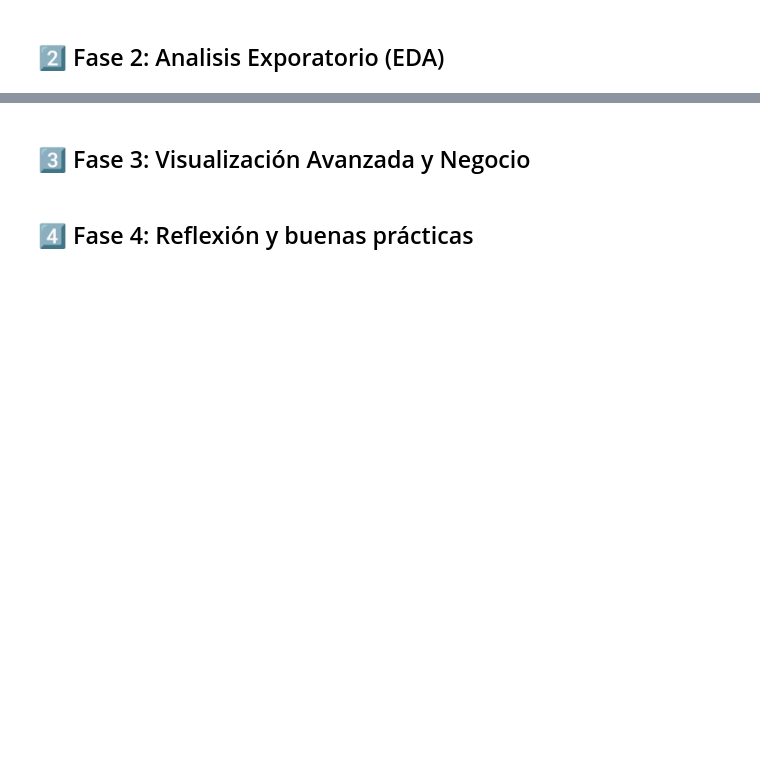
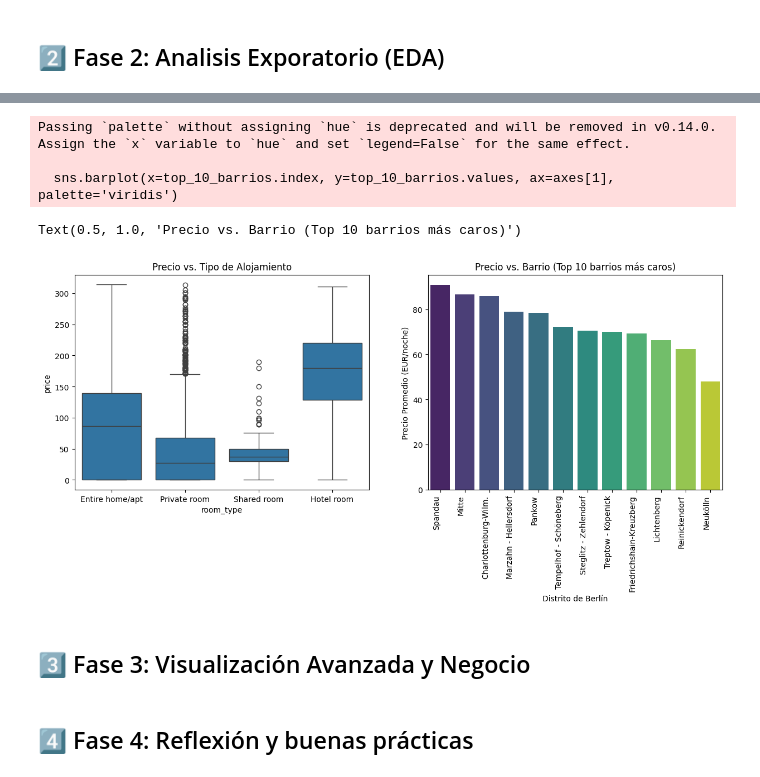
Before and after one commit to ChrisJavier/uide-Week_01-DataClean, a Jupyter notebook: src/AMGD_CP_W1_E3.ipynb, the cells around one changed output, grey strips where cells are left out. Saved outputs shown, nothing was run; the diff lists cells and outputs as text; code cells hidden in the pictures; blank space fills up the shorter version.

```diff
--- a/src/AMGD_CP_W1_E3.ipynb
+++ b/src/AMGD_CP_W1_E3.ipynb
@@ -181,3 +481,30 @@ Exception:
+# %%
+# Primeramente haremos el analisis de precio vs tipo de alojamiento en un tipo de grafico boxplot
+
+# Configurar el espacio para dos gráficos
+fig, axes = plt.subplots(1, 2, figsize=(15, 5))
+
+# 1. Precio vs Tipo de ALojamiento (Boxplot)
+sns.boxplot(x='room_type', y='price', data=df_clean, ax=axes[0])
+axes[0].set_title('Precio vs. Tipo de Alojamiento')
+
+# 2. Precio vs Barrio (Top 10 barrios mas caros)
+top_10_barrios = df_clean.groupby('neighbourhood_group_cleansed')['price'].mean().sort_values(ascending=False)
+sns.barplot(x=top_10_barrios.index, y=top_10_barrios.values, ax=axes[1], palette='viridis')
+plt.xticks(rotation=90, ha='right')
+plt.xlabel('Distrito de Berlín')
+plt.ylabel('Precio Promedio (EUR/noche)')
+
+axes[1].set_title('Precio vs. Barrio (Top 10 barrios más caros)')
+
+# Segun el grafico se realiza mas alojamientos como privado pero son mas caras que el resto de categorias.
+# Por otro lado los 10 barrios mas caros el mas caro es mayor a 80 euros y el mas barato esta entre los 40 euros
+# %% [output]
+Passing `palette` without assigning `hue` is deprecated and will be removed in v0.14.0. Assign the `x` variable to `hue` and set `legend=False` for the same effect.
+
+  sns.barplot(x=top_10_barrios.index, y=top_10_barrios.values, ax=axes[1], palette='viridis')
+Text(0.5, 1.0, 'Precio vs. Barrio (Top 10 barrios más caros)')
+[figure, added]
 # %% [markdown]
 ## 3️⃣ Fase 3: Visualización Avanzada y Negocio
 # %% [markdown]
```
Also changed, not shown: parts of 26 cells of this notebook.
